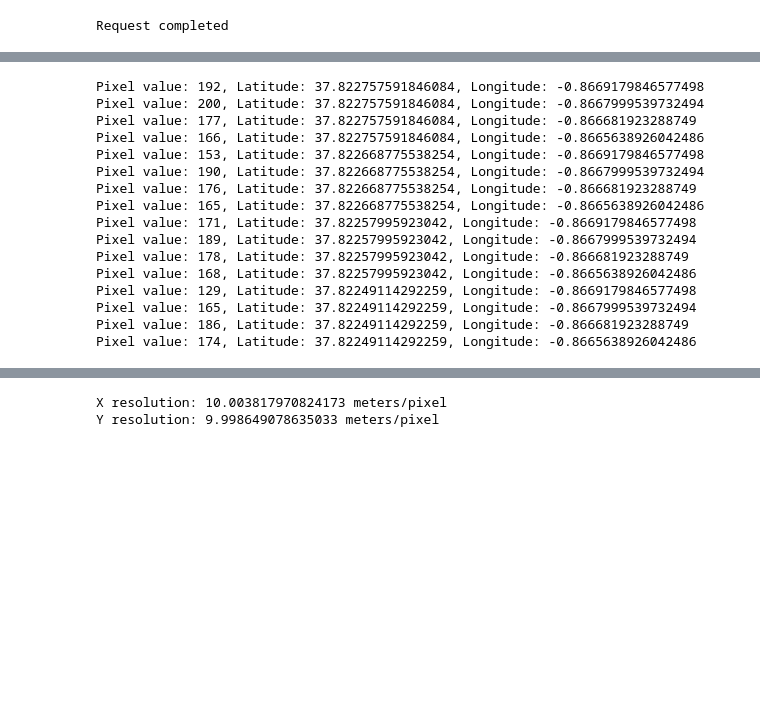
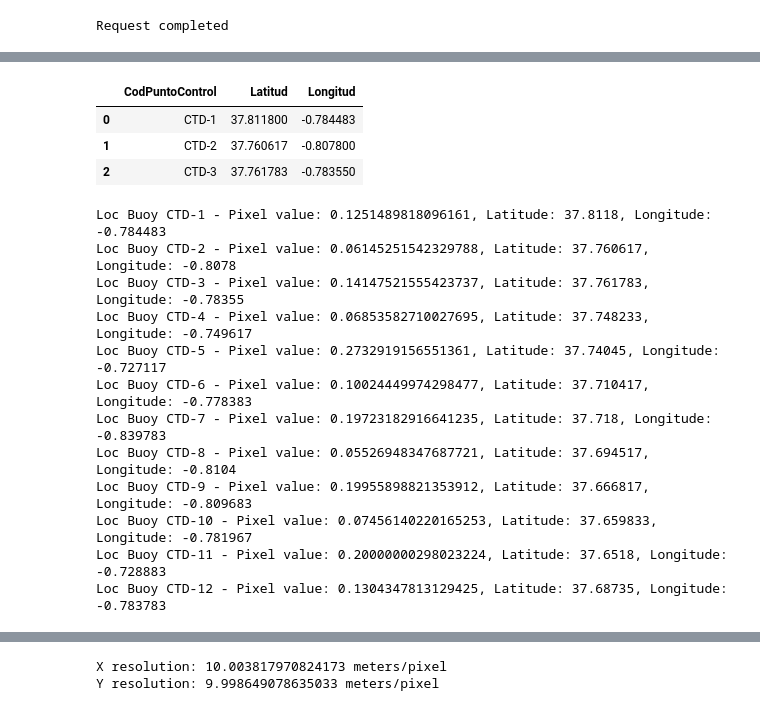
Before and after one commit to Antonio-MI/mar-menor-chl, a Jupyter notebook: Copernicus/process_api_pruebas.ipynb, the cells around one changed output, grey strips where cells are left out. Saved outputs shown, nothing was run; the diff lists cells and outputs as text; code cells hidden in the pictures; blank space fills up the shorter version.

```diff
--- a/Copernicus/process_api.ipynb
+++ b/Copernicus/process_api_pruebas.ipynb
@@ -485,25 +418,0 @@ array([[37.82275759, 37.82275759, 37.82275759, ..., 37.82275759,
-# %%
-# Coordenadas de cada pixel
-for i in range(4):
-    for j in range(4):
-        value = index_array[i, j]
-        lat = lat_grid[i, j]
-        lon = lon_grid[i, j]
-        print(f"Pixel value: {value}, Latitude: {lat}, Longitude: {lon}")
-# %% [output]
-Pixel value: 192, Latitude: 37.822757591846084, Longitude: -0.8669179846577498
-Pixel value: 200, Latitude: 37.822757591846084, Longitude: -0.8667999539732494
-Pixel value: 177, Latitude: 37.822757591846084, Longitude: -0.866681923288749
-Pixel value: 166, Latitude: 37.822757591846084, Longitude: -0.8665638926042486
-Pixel value: 153, Latitude: 37.822668775538254, Longitude: -0.8669179846577498
-Pixel value: 190, Latitude: 37.822668775538254, Longitude: -0.8667999539732494
-Pixel value: 176, Latitude: 37.822668775538254, Longitude: -0.866681923288749
-Pixel value: 165, Latitude: 37.822668775538254, Longitude: -0.8665638926042486
-Pixel value: 171, Latitude: 37.82257995923042, Longitude: -0.8669179846577498
-Pixel value: 189, Latitude: 37.82257995923042, Longitude: -0.8667999539732494
-Pixel value: 178, Latitude: 37.82257995923042, Longitude: -0.866681923288749
-Pixel value: 168, Latitude: 37.82257995923042, Longitude: -0.8665638926042486
-Pixel value: 129, Latitude: 37.82249114292259, Longitude: -0.8669179846577498
-Pixel value: 165, Latitude: 37.82249114292259, Longitude: -0.8667999539732494
-Pixel value: 186, Latitude: 37.82249114292259, Longitude: -0.866681923288749
-Pixel value: 174, Latitude: 37.82249114292259, Longitude: -0.8665638926042486
@@ -509,0 +430,34 @@ Pixel value: 174, Latitude: 37.82249114292259, Longitude: -0.8665638926042486
+# %%
+path = "../boyaUPCT"
+filename = "locBoyasUPCT.csv"
+loc_boyas = pd.read_csv(os.path.join(path, filename)).iloc[:,:3]
+loc_boyas.head(3)
+# %% [output]
+|  | CodPuntoControl | Latitud | Longitud |
+| 0 | CTD-1 | 37.811800 | -0.784483 |
+| 1 | CTD-2 | 37.760617 | -0.807800 |
+| 2 | CTD-3 | 37.761783 | -0.783550 |
+# %%
+def process_buoy_data(response, df):
+    results = []
+
+    for _, row in df.iterrows():
+        buoy, lat, lon = row['CodPuntoControl'], row['Latitud'], row['Longitud']
+        pixel_info = coordenadas_a_pixel(response, lat, lon, buoy)
+        results.append((buoy, lat, lon, *pixel_info))
+    return pd.DataFrame(results, columns=['Buoy', 'Latitude', 'Longitude', 'Row', 'Col', 'Pixel_Value'])
+
+df_bouy_satellite = process_buoy_data(response, loc_boyas)
+# %% [output]
+Loc Buoy CTD-1 - Pixel value: 0.1251489818096161, Latitude: 37.8118, Longitude: -0.784483
+Loc Buoy CTD-2 - Pixel value: 0.06145251542329788, Latitude: 37.760617, Longitude: -0.8078
+Loc Buoy CTD-3 - Pixel value: 0.14147521555423737, Latitude: 37.761783, Longitude: -0.78355
+Loc Buoy CTD-4 - Pixel value: 0.06853582710027695, Latitude: 37.748233, Longitude: -0.749617
+Loc Buoy CTD-5 - Pixel value: 0.2732919156551361, Latitude: 37.74045, Longitude: -0.727117
+Loc Buoy CTD-6 - Pixel value: 0.10024449974298477, Latitude: 37.710417, Longitude: -0.778383
+Loc Buoy CTD-7 - Pixel value: 0.19723182916641235, Latitude: 37.718, Longitude: -0.839783
+Loc Buoy CTD-8 - Pixel value: 0.05526948347687721, Latitude: 37.694517, Longitude: -0.8104
+Loc Buoy CTD-9 - Pixel value: 0.19955898821353912, Latitude: 37.666817, Longitude: -0.809683
+Loc Buoy CTD-10 - Pixel value: 0.07456140220165253, Latitude: 37.659833, Longitude: -0.781967
+Loc Buoy CTD-11 - Pixel value: 0.20000000298023224, Latitude: 37.6518, Longitude: -0.728883
+Loc Buoy CTD-12 - Pixel value: 0.1304347813129425, Latitude: 37.68735, Longitude: -0.783783
```
Also changed, not shown: parts of 22 cells of this notebook, 4 other files.
